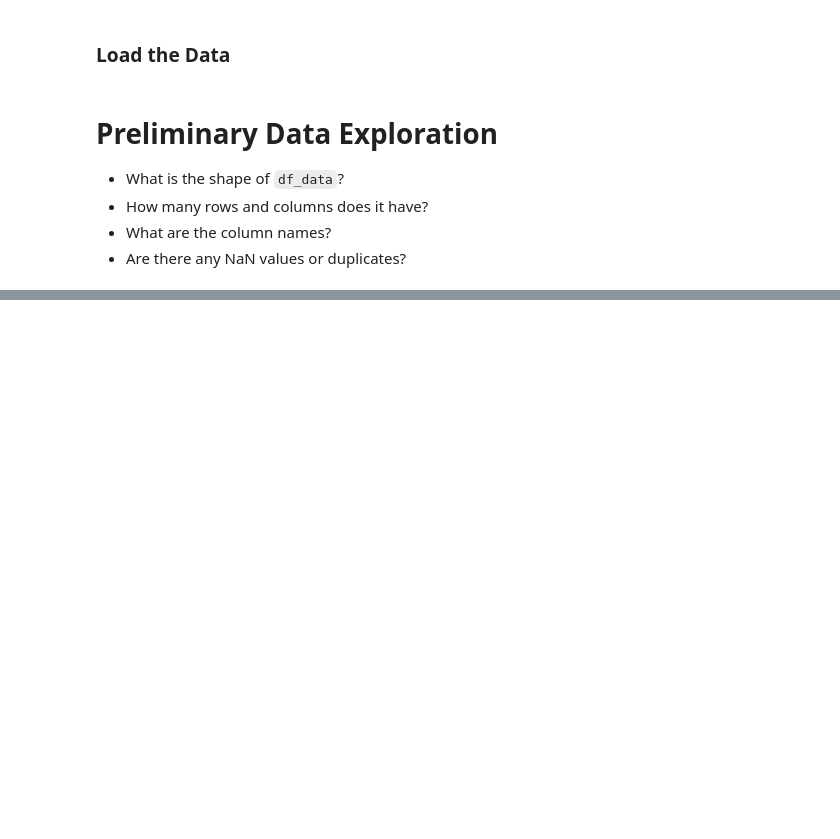
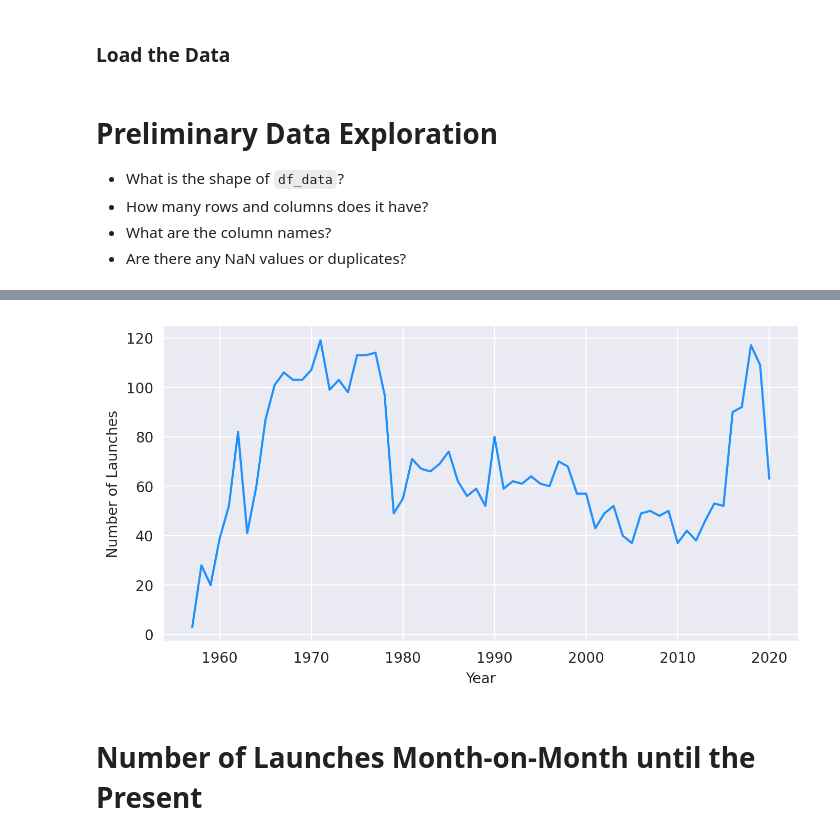
Before and after one commit to muhzinkhan/Space-Race-Analysis, a Jupyter notebook: Space_Missions_Analysis.ipynb, the cells around one changed output, grey strips where cells are left out. Cells and saved outputs as stored; diff of their text form; code cells hidden in the pictures; blank space fills up the shorter version.

```diff
--- a/Space_Missions_Analysis.ipynb
+++ b/Space_Missions_Analysis.ipynb
@@ -76,2 +267,0 @@ False
-# %%
-df_data.drop(columns=['Unnamed: 0', 'Unnamed: 0.1'], inplace=True)
@@ -149,0 +339,11 @@ h_bar.show()
+# %%
+# Get year for each date
+df_data[["Date1", "Date2"]] = df_data["Date"].str.split(",",expand=True)
+df_data["year"] = df_data["Date2"].str[:5]
+df_data["year"] = pd.to_numeric(df_data["year"])
+
+# Drop unneeded columns
+df_data.drop(["Date1", "Date2"], axis=1, inplace=True)
+
+num_launches_per_year = df_data["year"].value_counts()
+num_launches_per_year
@@ -149,0 +364,18 @@ h_bar.show()
+# %%
+plt.figure(figsize=(8,4), dpi=200)
+
+with sns.axes_style("darkgrid"):
+    ax = sns.lineplot(
+        x=num_launches_per_year.index,
+        y=num_launches_per_year.values,
+        color="dodgerblue"
+    )
+
+    ax.set(
+        xlabel="Year",
+        ylabel="Number of Launches"
+    )
+# %% [output]
+[figure, added]
+# %% [markdown]
+# Number of Launches Month-on-Month until the Present
```
Also changed, not shown: parts of 76 cells of this notebook, 3 other files.
